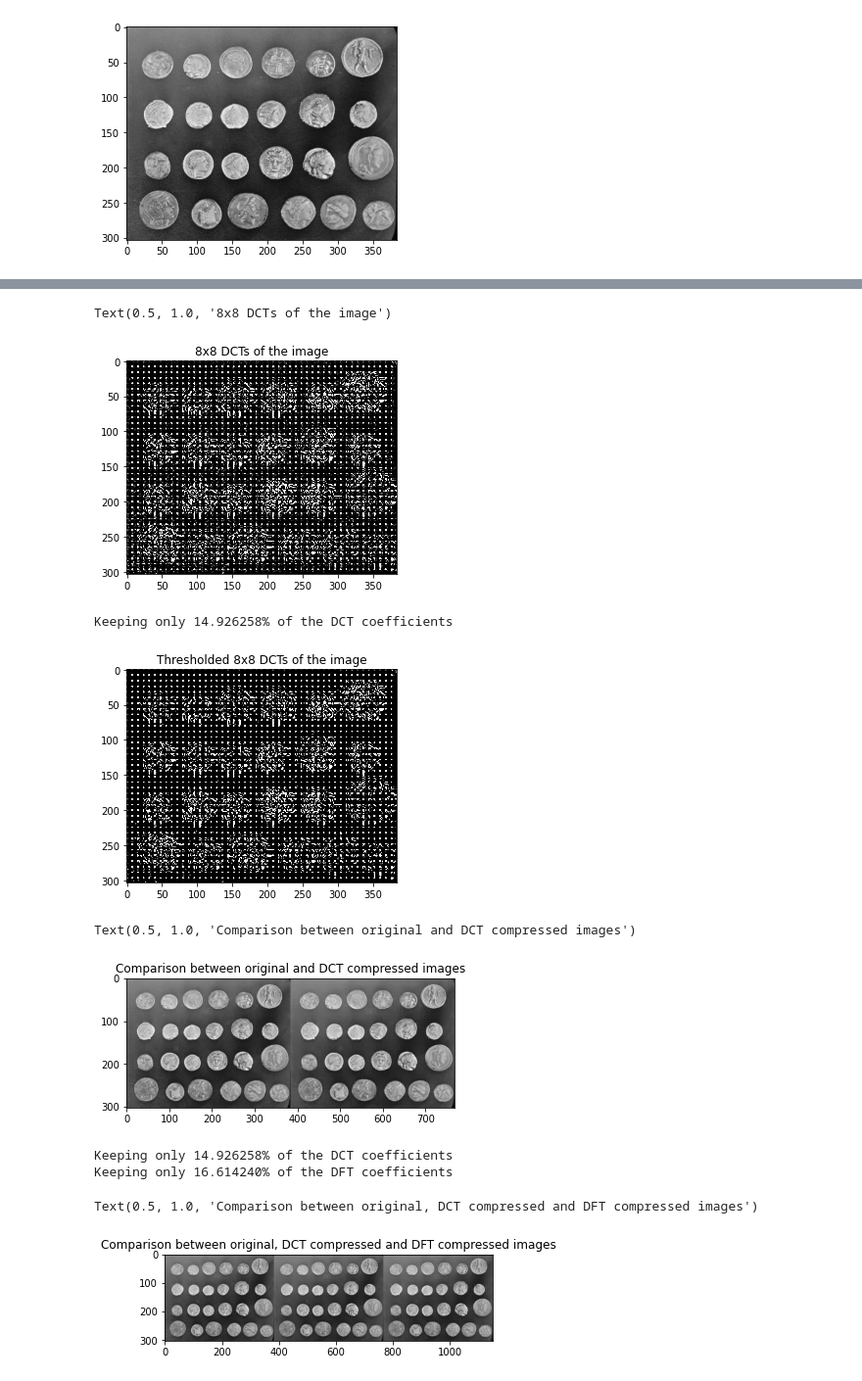
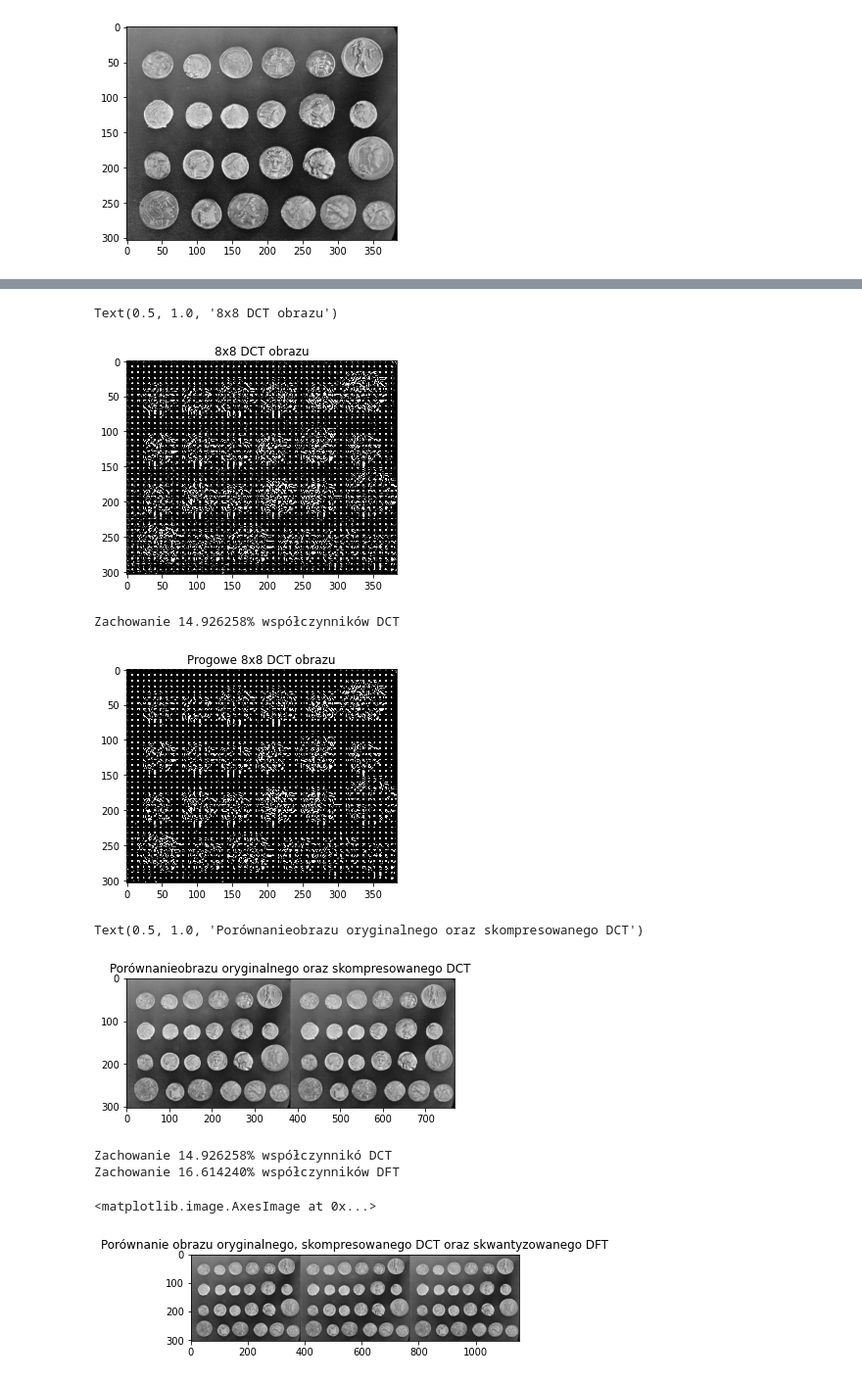
Before and after one commit to tynka022/SignalAnalisis, a Jupyter notebook: lab6/lab6.ipynb, the cells around one changed output, grey strips where cells are left out. Shown at 98% size. Saved outputs shown, nothing was run; the diff lists cells and outputs as text; code cells hidden in the pictures.

```diff
--- a/lab6/lab6.ipynb
+++ b/lab6/lab6.ipynb
@@ -51,28 +57,27 @@ Text(0.5, 1.0, 'An 8x8 DCT block')
 # %%
-# Display entire DCT
+# Wyświetl cały DCT
 plt.figure()
 plt.imshow(dct,cmap='gray',vmax = np.max(dct)*0.01,vmin = 0)
-plt.title( "8x8 DCTs of the image")
+plt.title( "8x8 DCT obrazu")
 # %% [output]
-Text(0.5, 1.0, '8x8 DCTs of the image')
+Text(0.5, 1.0, '8x8 DCT obrazu')
-[figure, old version]
+[figure, new version]
 # %%
-
-# Threshold
+# Próg
 thresh = 0.012
 dct_thresh = dct * (abs(dct) > (thresh*np.max(dct)))
 
 
 plt.figure()
 plt.imshow(dct_thresh,cmap='gray',vmax = np.max(dct)*0.01,vmin = 0)
-plt.title( "Thresholded 8x8 DCTs of the image")
+plt.title( "Progowe 8x8 DCT obrazu")
 
 percent_nonzeros = np.sum( dct_thresh != 0.0 ) / (imsize[0]*imsize[1]*1.0)
 
-print ("Keeping only %f%% of the DCT coefficients" % (percent_nonzeros*100.0))
+print ("Zachowanie %f%% współczynników DCT" % (percent_nonzeros*100.0))
 # %% [output]
-Keeping only 14.926258% of the DCT coefficients
+Zachowanie 14.926258% współczynników DCT
-[figure, old version]
+[figure, new version]
 # %%
 im_dct = np.zeros(imsize)
 
@@ -83,40 +88,40 @@ for i in r_[:imsize[0]:8]:
 
 plt.figure()
 plt.imshow( np.hstack( (im, im_dct) ) ,cmap='gray')
-plt.title("Comparison between original and DCT compressed images" )
+plt.title("Porównanieobrazu oryginalnego oraz skompresowanego DCT" )
 # %% [output]
-Text(0.5, 1.0, 'Comparison between original and DCT compressed images')
+Text(0.5, 1.0, 'Porównanieobrazu oryginalnego oraz skompresowanego DCT')
-[figure, old version]
+[figure, new version]
 # %%
-dft = zeros(imsize,dtype='complex');
-im_dft = zeros(imsize,dtype='complex');
+dft = zeros(imsize,dtype='complex')
+im_dft = zeros(imsize,dtype='complex')
 
 # 8x8 DFT
 for i in r_[:imsize[0]:8]:
     for j in r_[:imsize[1]:8]:
         dft[i:(i+8),j:(j+8)] = np.fft.fft2( im[i:(i+8),j:(j+8)] )
 
-# Thresh
+# Próg
 thresh = 0.013
 dft_thresh = dft * (abs(dft) > (thresh*np.max(abs(dft))))
 
 
 percent_nonzeros_dft = np.sum( dft_thresh != 0.0 ) / (imsize[0]*imsize[1]*1.0)
-print ("Keeping only %f%% of the DCT coefficients" % (percent_nonzeros*100.0))
-print ("Keeping only %f%% of the DFT coefficients" % (percent_nonzeros_dft*100.0))
+print ("Zachowanie %f%% współczynnikó DCT" % (percent_nonzeros*100.0))
+print ("Zachowanie %f%% współczynników DFT" % (percent_nonzeros_dft*100.0))
 
 # 8x8 iDFT
 for i in r_[:imsize[0]:8]:
     for j in r_[:imsize[1]:8]:
         im_dft[i:(i+8),j:(j+8)] = np.fft.ifft2( dft_thresh[i:(i+8),j:(j+8)] )
 
 
 plt.figure()
+plt.title("Porównanie obrazu oryginalnego, skompresowanego DCT oraz skwantyzowanego DFT" )
 plt.imshow( np.hstack( (im, im_dct, abs(im_dft)) ) ,cmap='gray')
-plt.title("Comparison between original, DCT compressed and DFT compressed images" )
 # %% [output]
-Keeping only 14.926258% of the DCT coefficients
-Keeping only 16.614240% of the DFT coefficients
+Zachowanie 14.926258% współczynnikó DCT
+Zachowanie 16.614240% współczynników DFT
-Text(0.5, 1.0, 'Comparison between original, DCT compressed and DFT compressed images')
+<matplotlib.image.AxesImage at 0x...>
-[figure, old version]
+[figure, new version]
 # %%
```
Also changed, not shown: parts of 4 cells of this notebook, 1 other file.
